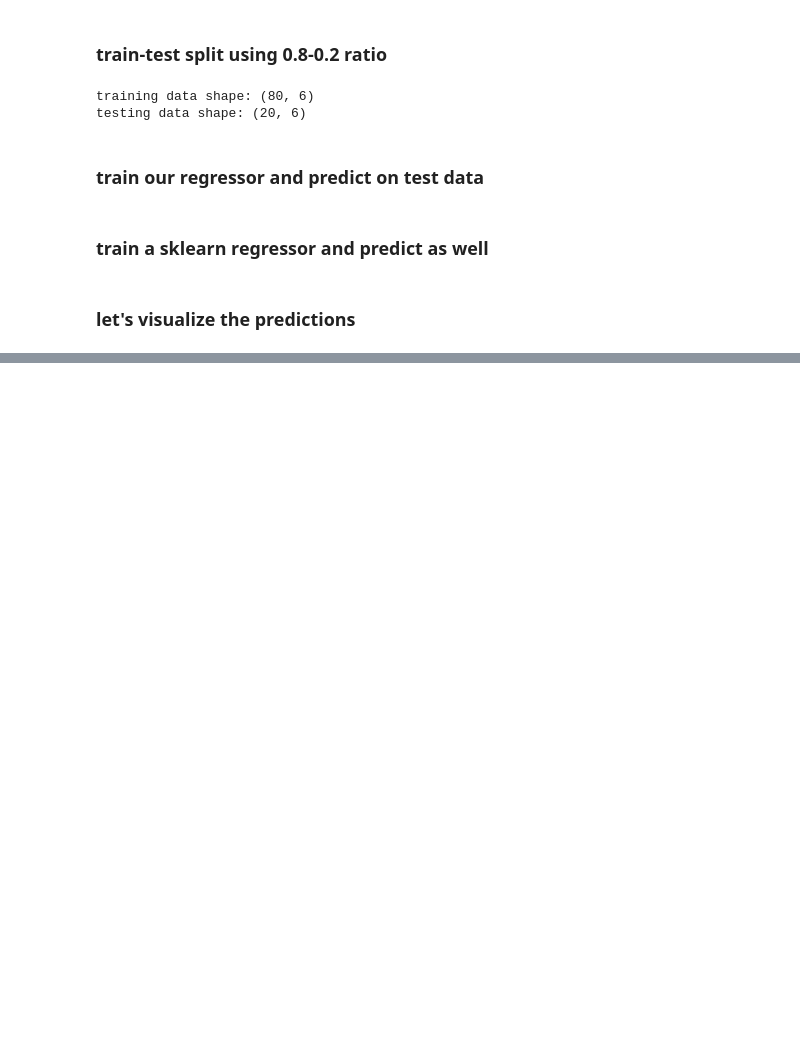
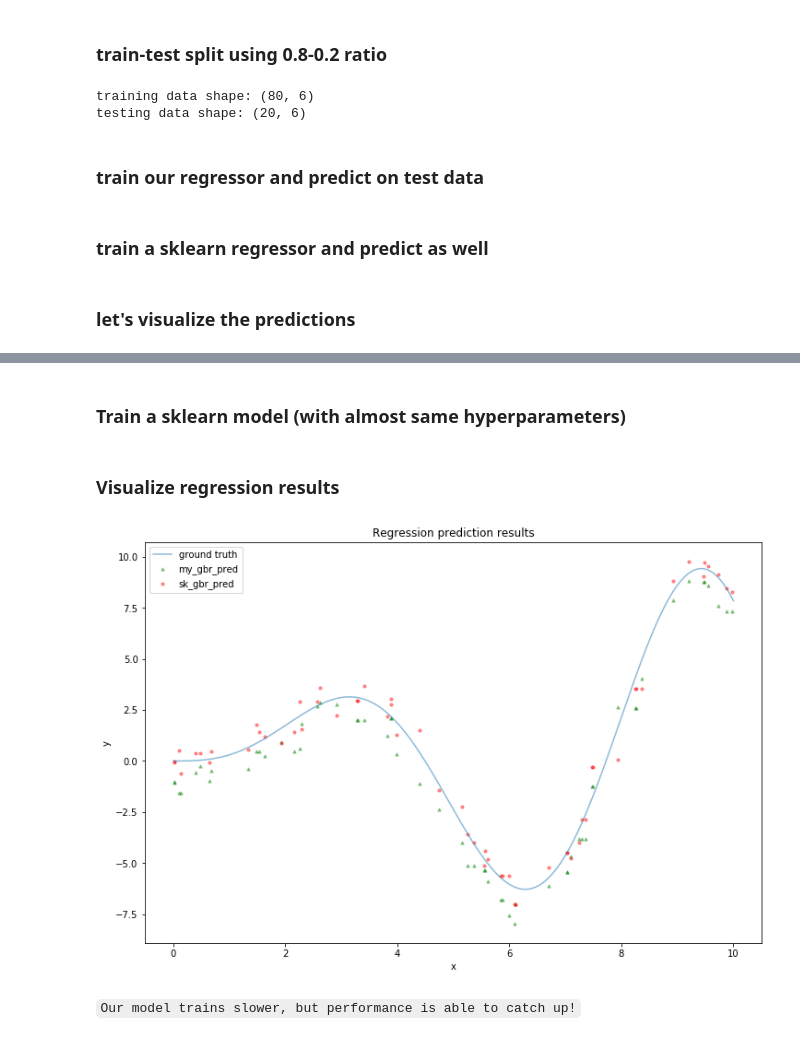
Before and after one commit to iampeixuan/decision_tree_py, a Jupyter notebook: compare_regressor.ipynb, the cells around one changed output, grey strips where cells are left out. Drawn from its saved outputs; the diff is of its cells as text; code cells hidden in the pictures; blank space fills up the shorter version.

```diff
--- a/compare_regressor.ipynb
+++ b/compare_regressor.ipynb
@@ -80,0 +118,30 @@ plt.show()
+# %%
+from GBRegressor import MyGradientBoostingRegressor
+
+my_gbr = MyGradientBoostingRegressor(n_estimators=50, learning_rate=0.1, max_depth=10, min_samples_split=2)
+my_gbr.fit(X_train.reshape(-1, 1), Y_train)  # note the reshape to column vector
+my_gbr_pred = my_gbr.predict(X_test.reshape(-1, 1))
+# %% [markdown]
+### Train a sklearn model (with almost same hyperparameters)
+# %%
+from sklearn.ensemble import GradientBoostingRegressor
+
+sk_gbr = GradientBoostingRegressor(n_estimators=50, learning_rate=0.1, max_depth=10, min_samples_split=2)
+sk_gbr.fit(X_train.reshape(-1, 1), Y_train)
+sk_gbr_pred = sk_gbr.predict(X_test.reshape(-1, 1))
+# %% [markdown]
+### Visualize regression results
+# %%
+fig = plt.figure(figsize=(12, 8))
+plt.plot(x_for_plot, math_function(x_for_plot), alpha=0.5, label='ground truth')
+plt.scatter(X_test, my_gbr_pred, s=10, alpha=0.4, color='green', marker='^', label='my_gbr_pred')
+plt.scatter(X_test, sk_gbr_pred, s=10, alpha=0.4, color='red', marker='o', label='sk_gbr_pred')
+plt.legend()
+plt.title("Regression prediction results")
+plt.ylabel('y')
+plt.xlabel('x')
+plt.show()
+# %% [output]
+[figure, added]
+# %% [markdown]
+`Our model trains slower, but performance is able to catch up!`
```
Also changed, not shown: parts of 9 cells of this notebook, 3 other files.
